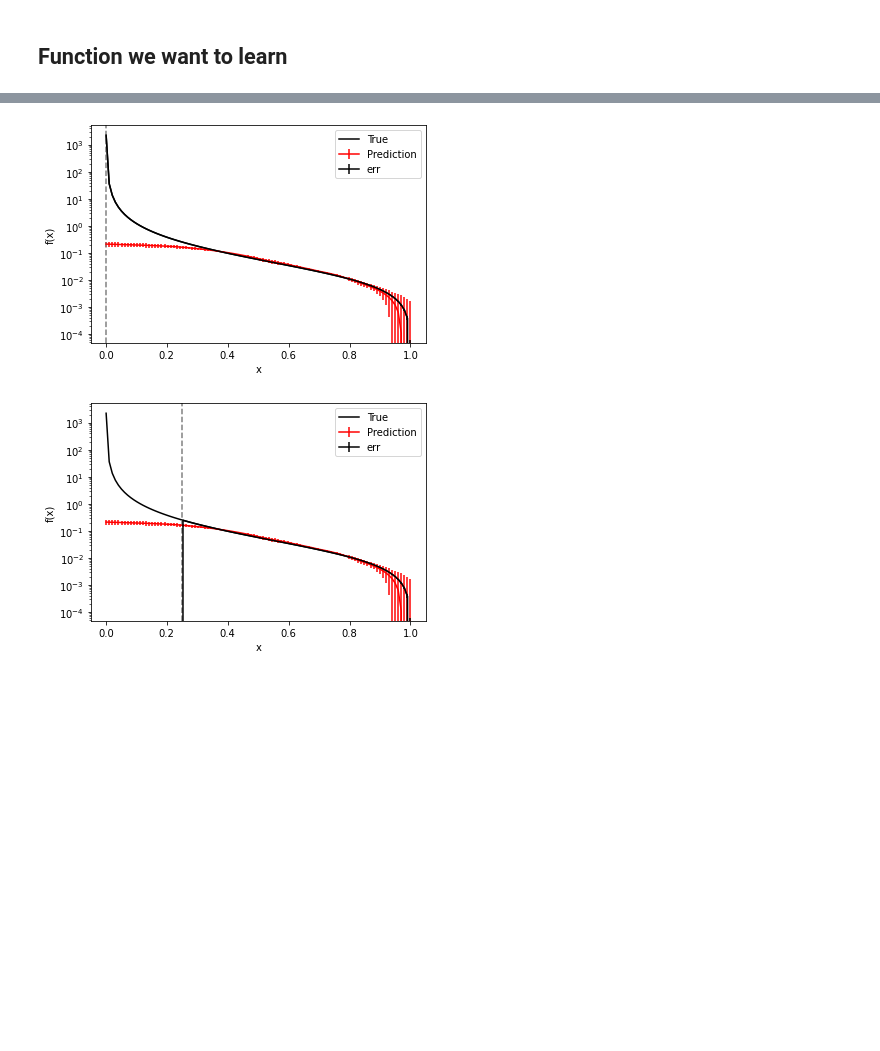
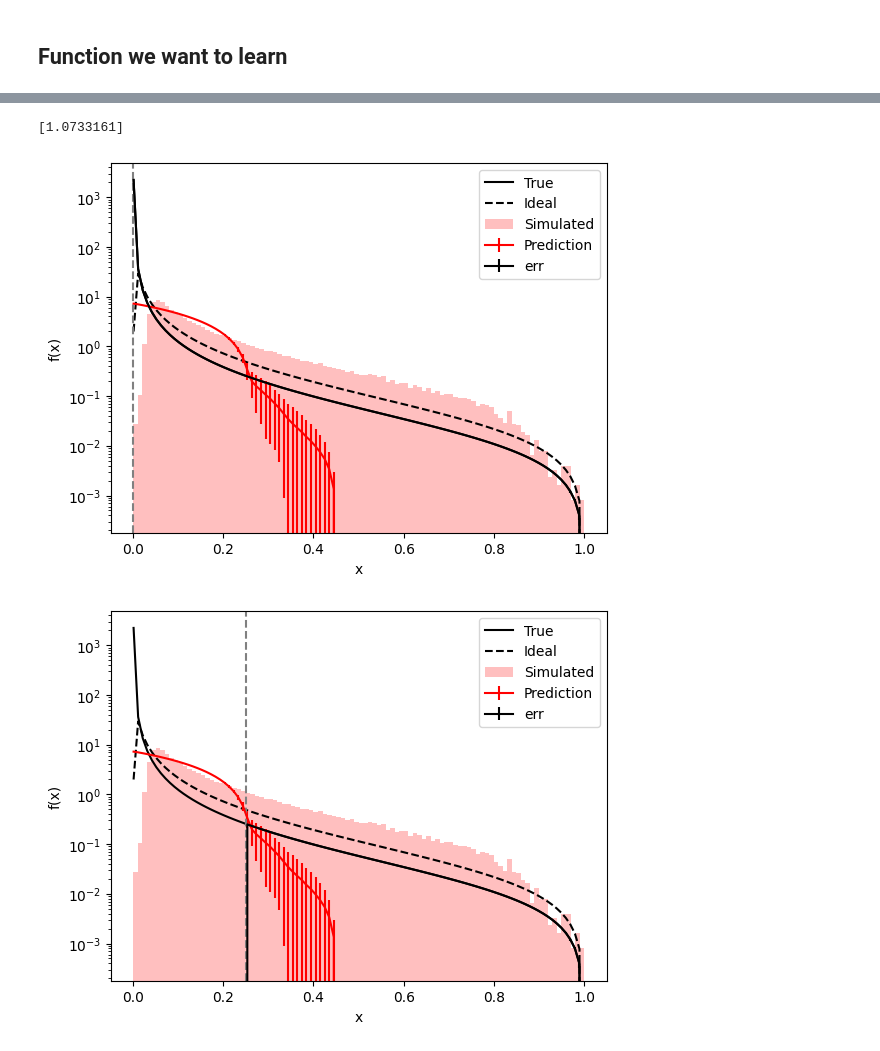
Before and after one commit to rikab/RDF, a Jupyter notebook: pytorch_version.ipynb, the cells around one changed output, grey strips where cells are left out. Drawn from its saved outputs; the diff is of its cells as text; code cells hidden in the pictures; blank space fills up the shorter version.

Commit message:
kds normalization

```diff
--- a/pytorch_version.ipynb
+++ b/pytorch_version.ipynb
@@ -54,8 +66,9 @@ def custom_loss(y_pred, y_true, data):
     acceptable_error = (alpha_s(data[:-1] * E0)**2)/(2*np.pi)**2
 
 
+
     mask = data[:-1] > data[-1]
-    matching_loss = torch.mean(mask * (y_true - y_pred[:-1])**2 / acceptable_error)
+    matching_loss = torch.mean(mask * (y_true - y_pred[:-1])**2 / acceptable_error**2)
 
     # GRADIENT LOSS
     # The network should depend on lambda nowhere
@@ -88,7 +101,8 @@ class NeuralNet(nn.Module):
         # First fully connected layer
         self.fc1 = nn.Linear(input_shape, 32) # first size is output of flatten
         self.fc2 = nn.Linear(32, 32)
-        self.fc3 = nn.Linear(32, 1)
+        self.fc3 = nn.Linear(32, 32)
+        self.fc4 = nn.Linear(32, 1)
 
 
     # x represents our data
@@ -97,6 +111,25 @@ class NeuralNet(nn.Module):
         x = torch.flatten(x, 1)
         x = F.relu(self.fc1(x))
         x = F.relu(self.fc2(x))
-        x = self.fc3(x)
+        x = F.relu(self.fc3(x))
+        x = self.fc4(x)
+
+        # Normalize
+        USE_KDS_NORMALIZATION = True
+        batch_size = x.shape[0]
+        dx = 1 / batch_size
+
+        if not USE_KDS_NORMALIZATION:
+            # Normalize by dividing out the sum
+            x = x / torch.sum(x) / dx
+        else:
+            # Normalize using KDS
+            ns = torch.arange(start = 0, end = batch_size, step = 1).to(device)
+            u = x.sort(descending = True).values
+            v = (u.cumsum(dim = 0) - 1/dx) / (ns.view(-1, 1) + 1)
+            w = v[(u > v).sum() - 1]
+            x = torch.max(torch.zeros_like(x), x - w)
+
+
 
         return x
@@ -103,7 +144,7 @@ class NeuralNet(nn.Module):
 # %%
 lr = 0.001
 num_points = 1024
-n_epochs = 20
+n_epochs = 100
 num_instantiations = 20
 
 num_models = 5
@@ -123,7 +164,7 @@ for i in range(num_models):
         for j in range(num_instantiations):
 
             # generate the data
-            batch_x = np.linspace(0.001, 1, num_points).reshape(-1,1)
+            batch_x = np.random.uniform(0.001, 1, num_points).reshape(-1,1)
             batch_x = np_to_torch(batch_x, device)
             batch_y = f(batch_x)
 
@@ -154,42 +401,55 @@ plt.show()
 x_test = np.linspace(0.001, 1, 100).reshape(-1,1)
 x_test = np_to_torch(x_test, device)
 y_test = f(x_test)
+y_ideal = true_f(x_test) * 2
+
+
 
 
 x_test_cpu = x_test.detach().cpu().numpy()
 y_test_cpu = y_test.detach().cpu().numpy()
+y_ideal = y_ideal.detach().cpu().numpy()
+
+print(np.sum(y_ideal) * (x_test_cpu[1] - x_test_cpu[0]))
 
 
 Lambdas_test = [0, 0.25, 0.5, 0.75, 1]
+
+simulated_angularities = np.load('normalized_angularity.npy')
 
 for Lambda_test in Lambdas_test:
 
     y_preds = [dense_nets[i](x_test).detach().cpu().numpy() for i in range(num_models)]
     y_preds = np.array(y_preds)
     y_pred = np.mean(y_preds, axis=0)
     y_std = np.std(y_preds, axis=0)
 
 
 
 
     plt.figure()
     plt.plot(x_test_cpu, y_test_cpu, label='True', color = 'black')
+    plt.plot(x_test_cpu, y_ideal, label='Ideal', color = 'black', ls = "--")
     plt.errorbar(x_test_cpu, y_pred[:,0], yerr=y_std[:,0], label='Prediction', color='red')
+    plt.hist(simulated_angularities, bins=100, density=True, histtype='stepfilled', label='Simulated', color='red', alpha = 0.25)
+
+
 
     acceptable_error =  ((alpha_s(x_test * E0)**2)**2).detach().cpu().numpy()
     mask = x_test_cpu > Lambda_test
 
     yerr = acceptable_error*mask
 
 
     plt.errorbar(x_test_cpu, (y_test_cpu*mask).reshape(-1,), yerr=yerr.reshape(-1,), label='err', color='black')
 
     plt.axvline(Lambda_test, color='grey', linestyle='--')
 
     plt.xlabel('x')
     plt.ylabel('f(x)')
     plt.yscale('log')
     plt.legend()
 # %% [output]
+[1.0733161]
-[figure, old version]
+[figure, new version]
-[figure, old version]
+[figure, new version]
```
Also changed, not shown: parts of 6 cells of this notebook, 3 other files.
